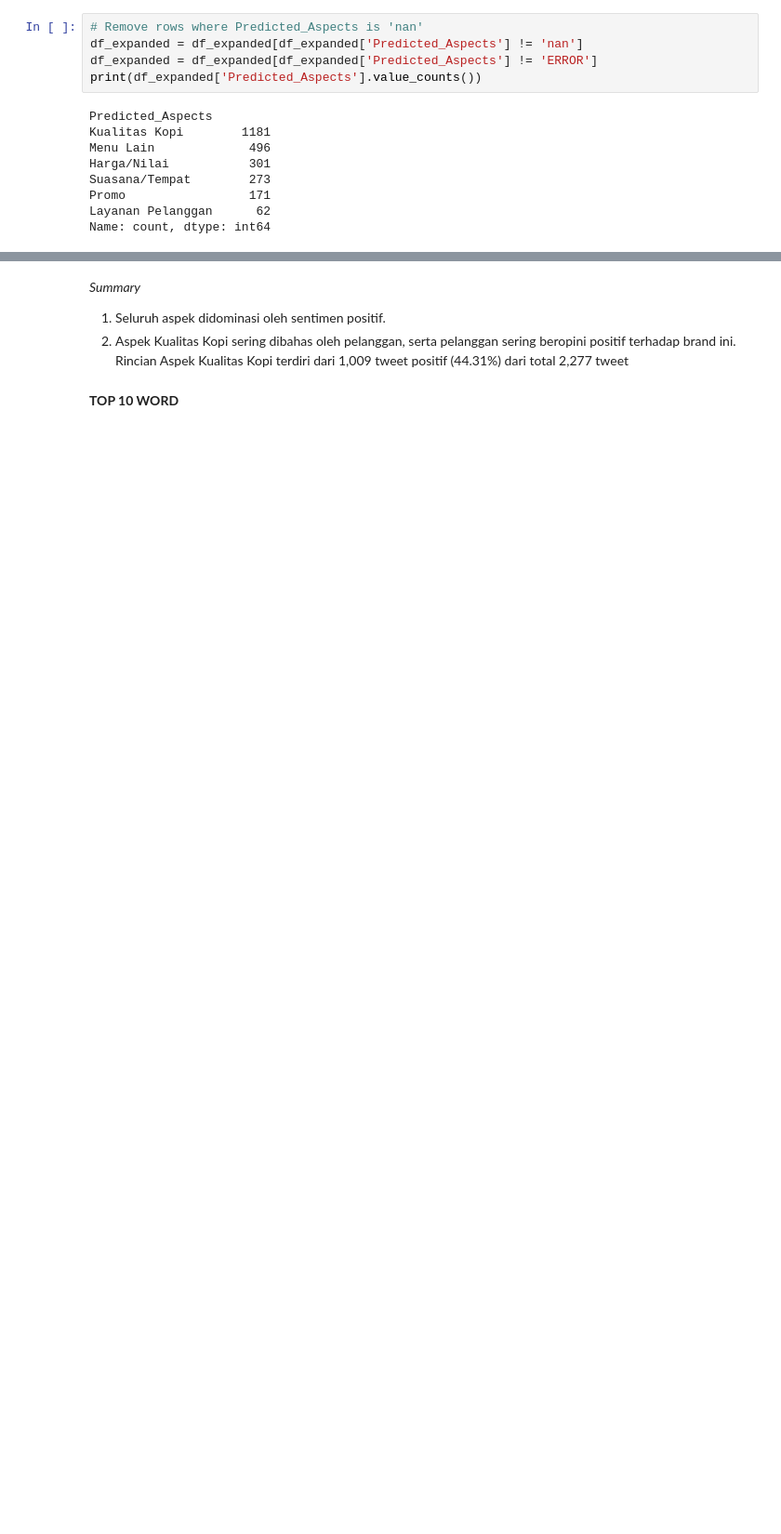
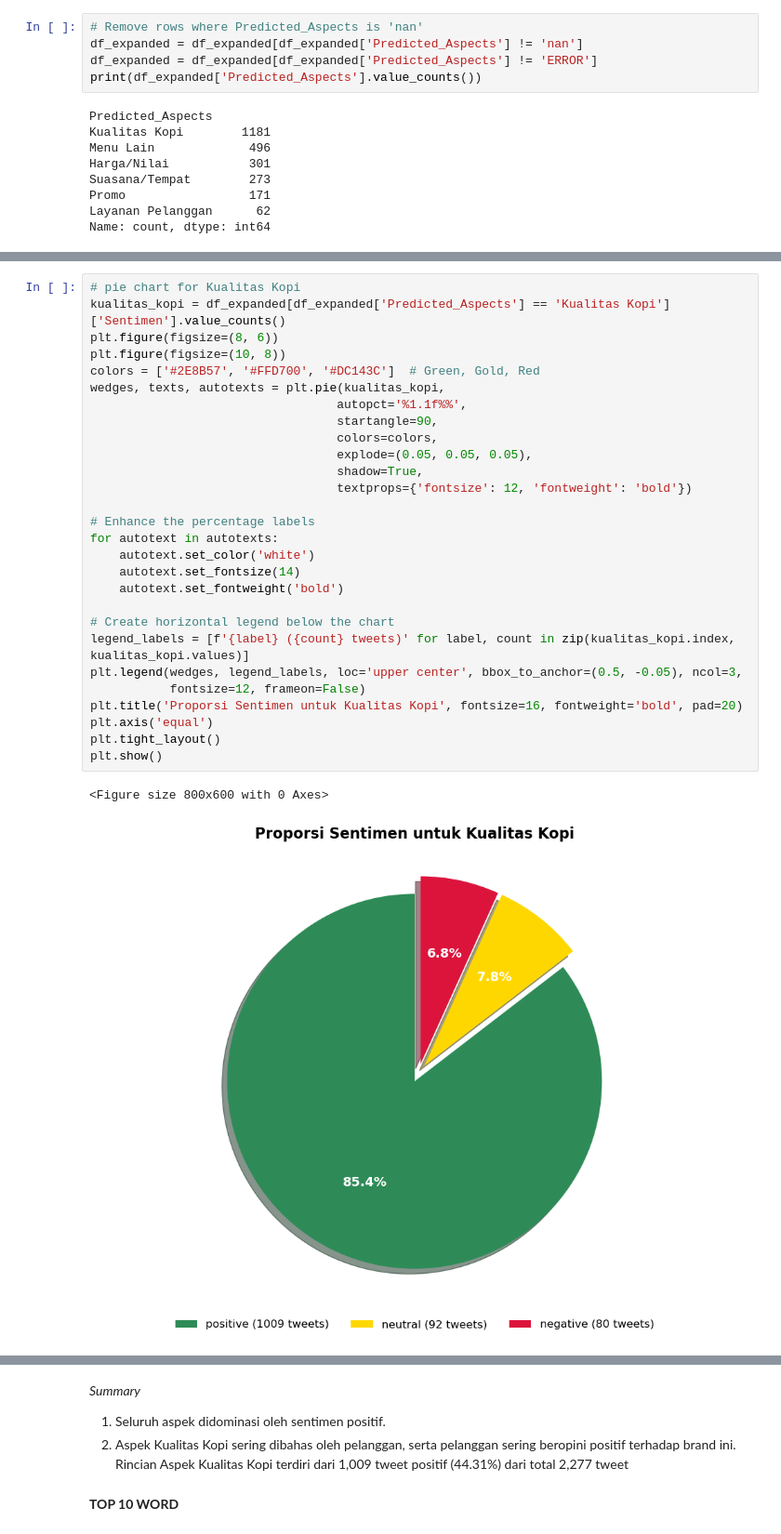
Before and after one commit to atrkhomeini/Sentiment-Analysis-of-4-Brand-Coffee-Shop-in-Indonesia-Using-CNN-BiLSTM, a Jupyter notebook: notebooks/analysis.ipynb, the cells around one changed output, grey strips where cells are left out. Shown at 93% size. Drawn from its saved outputs; the diff is of its cells as text; blank space fills up the shorter version.

```diff
--- a/notebooks/analysis.ipynb
+++ b/notebooks/analysis.ipynb
@@ -140,3 +166,34 @@ Layanan Pelanggan      24.2     29.0      46.8
 Menu Lain               5.4     12.5      82.1
 Promo                  10.5     41.5      48.0
 Suasana/Tempat         12.5     18.7      68.9
+# %%
+# pie chart for Kualitas Kopi
+kualitas_kopi = df_expanded[df_expanded['Predicted_Aspects'] == 'Kualitas Kopi']['Sentimen'].value_counts()
+plt.figure(figsize=(8, 6))
+plt.figure(figsize=(10, 8))
+colors = ['#2E8B57', '#FFD700', '#DC143C']  # Green, Gold, Red
+wedges, texts, autotexts = plt.pie(kualitas_kopi,
+                                  autopct='%1.1f%%',
+                                  startangle=90,
+                                  colors=colors,
+                                  explode=(0.05, 0.05, 0.05),
+                                  shadow=True,
+                                  textprops={'fontsize': 12, 'fontweight': 'bold'})
+
+# Enhance the percentage labels
+for autotext in autotexts:
+    autotext.set_color('white')
+    autotext.set_fontsize(14)
+    autotext.set_fontweight('bold')
+
+# Create horizontal legend below the chart
+legend_labels = [f'{label} ({count} tweets)' for label, count in zip(kualitas_kopi.index, kualitas_kopi.values)]
+plt.legend(wedges, legend_labels, loc='upper center', bbox_to_anchor=(0.5, -0.05), ncol=3,
+           fontsize=12, frameon=False)
+plt.title('Proporsi Sentimen untuk Kualitas Kopi', fontsize=16, fontweight='bold', pad=20)
+plt.axis('equal')
+plt.tight_layout()
+plt.show()
+# %% [output]
+<Figure size 800x600 with 0 Axes>
+[figure, added]
```
Also changed, not shown: parts of 9 cells of this notebook, 1 other file.
